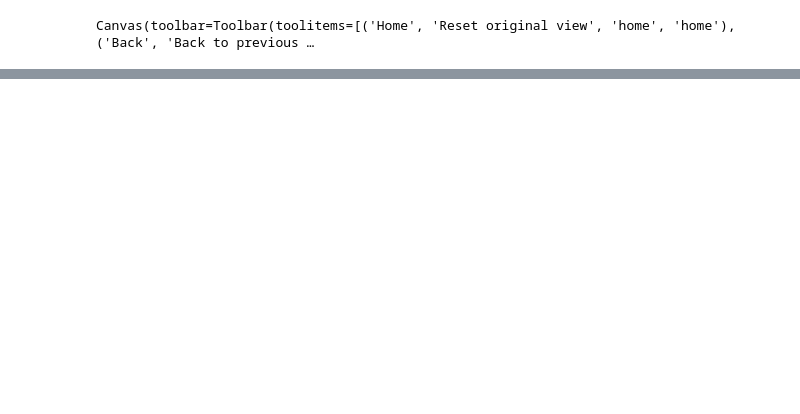
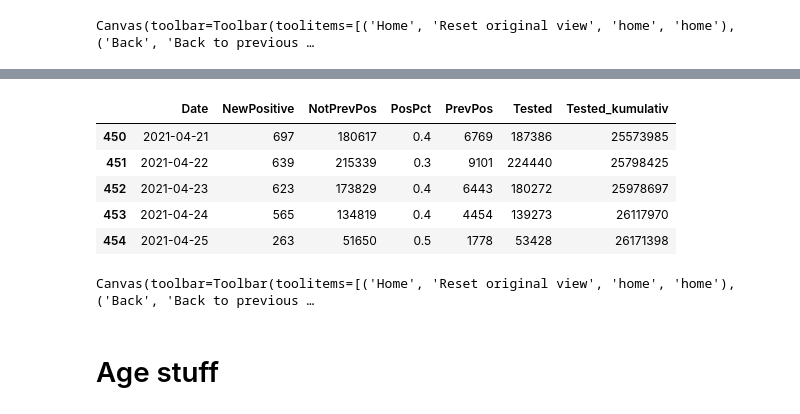
Before and after one commit to PandemiXcenter/PandemiX, a Jupyter notebook: DanskeData/data_investigation_notebook.ipynb, the cells around one changed output, grey strips where cells are left out. Saved outputs shown, nothing was run; the diff lists cells and outputs as text; code cells hidden in the pictures; blank space fills up the shorter version.

```diff
--- a/DanskeData/data_investigation_notebook.ipynb
+++ b/DanskeData/data_investigation_notebook.ipynb
@@ -140,0 +147,36 @@ Timestamp('2021-04-22 00:00:00')
+# %%
+dfPCR.tail()
+# %% [output]
+|  | Date | NewPositive | NotPrevPos | PosPct | PrevPos | Tested | Tested_kumulativ |
+| 450 | 2021-04-21 | 697 | 180617 | 0.4 | 6769 | 187386 | 25573985 |
+| 451 | 2021-04-22 | 639 | 215339 | 0.3 | 9101 | 224440 | 25798425 |
+| 452 | 2021-04-23 | 623 | 173829 | 0.4 | 6443 | 180272 | 25978697 |
+| 453 | 2021-04-24 | 565 | 134819 | 0.4 | 4454 | 139273 | 26117970 |
+| 454 | 2021-04-25 | 263 | 51650 | 0.5 | 1778 | 53428 | 26171398 |
+# %%
+# fig,ax1 = plt.subplots(1,1)
+fig,(ax1,ax2) = plt.subplots(2,1,sharex=True)
+
+ax1.plot(df.Date,df.Tested,label='Antal AG tests')
+ax1.plot(dfPCR.Date,dfPCR.Tested,label='Antal PCR tests')
+
+# ax2.plot(df.Date,df.PosPct,label='Positiv procent, AG')
+# ax2.plot(dfPCR.Date,dfPCR.PosPct,label='Positive procent, PCR')
+ax2.plot(df.Date,100*np.divide(df.NewPositive,df.Tested),label='Positiv procent, AG')
+ax2.plot(dfPCR.Date,100*np.divide(dfPCR.NewPositive,dfPCR.Tested),label='Positiv procent, PCR')
+
+
+ax1.legend(loc='center left',bbox_to_anchor = (1.0, 0.5))
+ax2.legend(loc='center left',bbox_to_anchor = (1.0, 0.5))
+
+ax1.set_ylim(bottom=0)
+ax2.set_ylim(bottom=0,top=1)
+
+ax1.set_xlim(left=np.datetime64('2021-02-01'),right=date.today())
+ax1.xaxis.set_major_formatter(mdates.DateFormatter('%d %b\n%Y'))
+
+plt.tight_layout()
+# %% [output]
+Canvas(toolbar=Toolbar(toolitems=[('Home', 'Reset original view', 'home', 'home'), ('Back', 'Back to previous …
+# %% [markdown]
+# Age stuff
```
Also changed, not shown: parts of 5 cells of this notebook.
